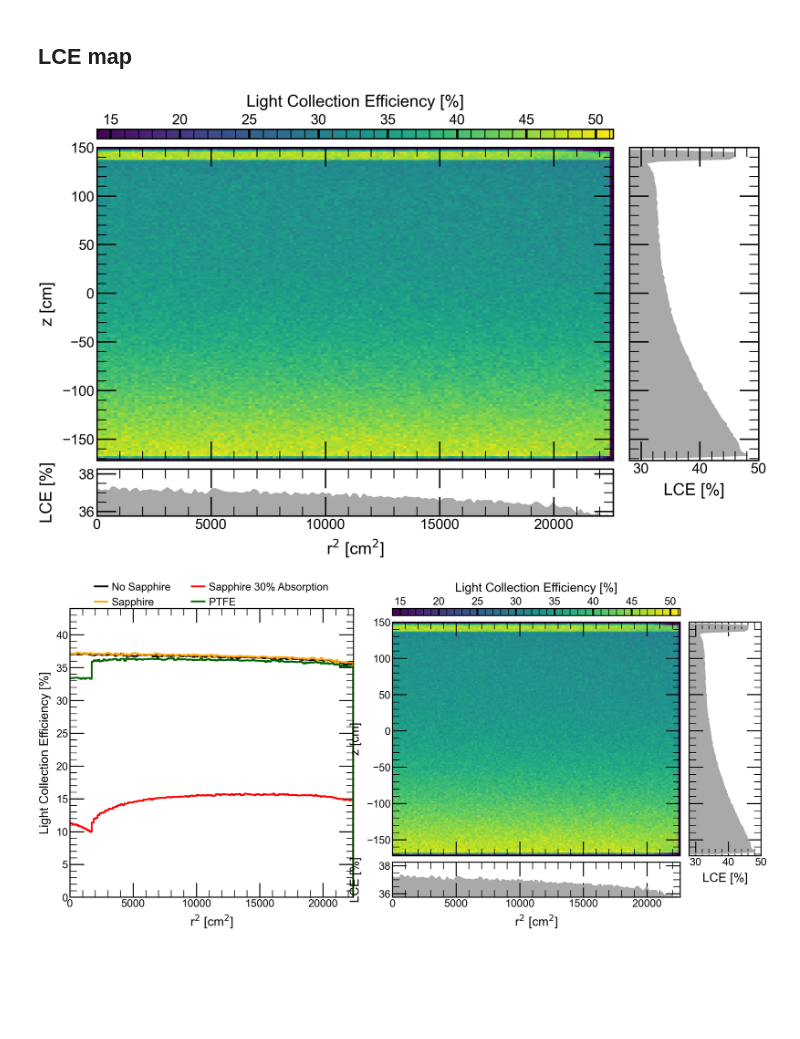
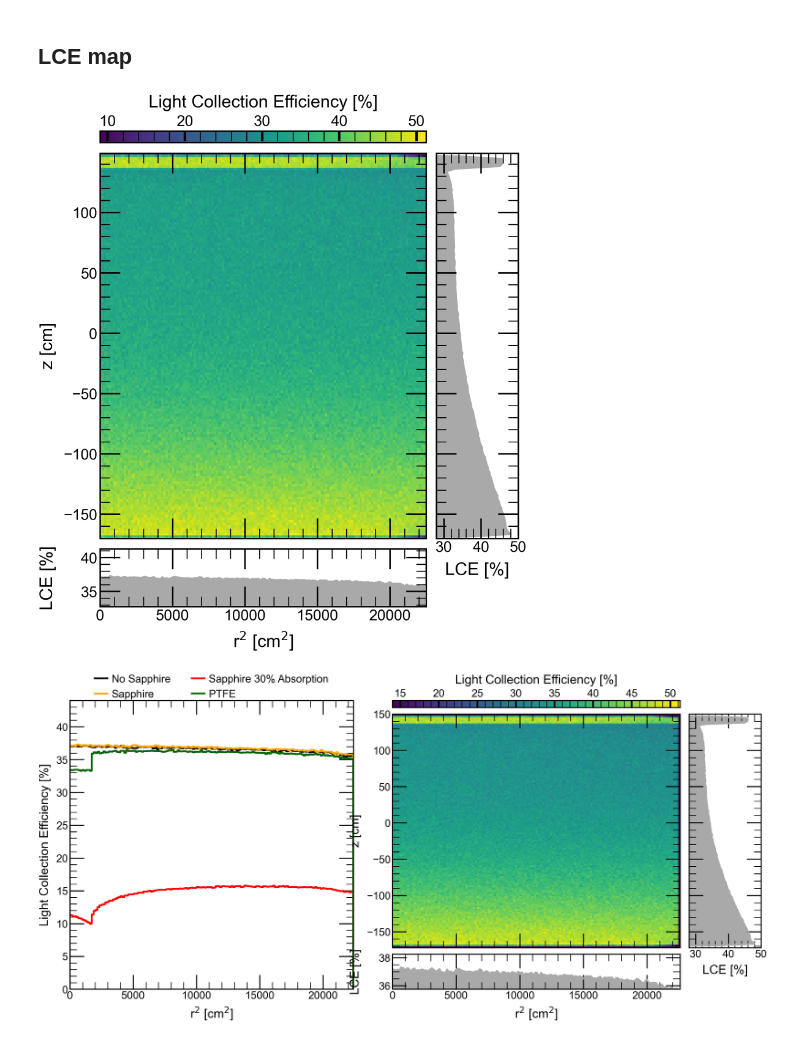
Before and after one commit to jpienaar13/HermeticTPC, a Jupyter notebook: common_plots/plotter.ipynb, the cells around one changed output. Drawn from its saved outputs; the diff is of its cells as text; code cells hidden in the pictures; blank space fills up the shorter version.

```diff
--- a/common_plots/plotter.ipynb
+++ b/common_plots/plotter.ipynb
@@ -95,6 +95,8 @@ plt.rcParams.update({
 ## LCE map
 # %%
 import h5py
+from scipy.interpolate import interp1d
+from scipy.signal import savgol_filter
 
 # Load maps and compute 1D projections
 hdfSaph = h5py.File("data/g1mapSapphire.hdf5", "r")
@@ -115,7 +117,7 @@ LCEbinsradcenter = (LCEbinsrad[:-1] + LCEbinsrad[1:]) / 2
 LCEbinszcenter = (LCEbinsz[:-1] + LCEbinsz[1:]) / 2
 
 # 2D map with projections only
-fig = plt.figure(figsize=(10, 6))
+fig = plt.figure(figsize=(6, 7))
 gs = fig.add_gridspec(3, 2, width_ratios=[4, 1], height_ratios=[0.12, 4, 0.6], wspace=0.05, hspace=0.07)
 
 ax_map = fig.add_subplot(gs[1, 0])
@@ -124,40 +126,41 @@ ax_proj = fig.add_subplot(gs[1, 1])
 ax_rad = fig.add_subplot(gs[2, 0], sharex=ax_map)
 
 cmap = mpl.cm.viridis.copy()
-mesh = ax_map.pcolormesh(LCEbinsrad/100, LCEbinsz/10, LCEmap.T, cmap=cmap, vmin=14)
+mesh = ax_map.pcolormesh(LCEbinsrad/100, LCEbinsz/10, LCEmap.T, cmap=cmap, vmin=9)
 cbar = fig.colorbar(mesh, cax=ax_cb, orientation='horizontal')
 ax_cb.xaxis.set_label_position('top')
 ax_cb.xaxis.set_ticks_position('top')
 ax_cb.tick_params(axis="x", which="major", length=8, width=2.0)
 cbar.set_label('Light Collection Efficiency [%]')
 
 ax_map.set_ylabel("z [cm]")
 ax_map.xaxis.set_tick_params(labelleft=False)
-ax_map.set_ylim(-172, 150)
-ax_map.set_xlim(0, 22600)
+ax_map.set_ylim(-170, 149)
+ax_map.set_xlim(0, 22500)
 
 # vertical projection (z-averaged) on the right
 LCEmap_zproj = LCEmap.mean(axis=0)
 ax_proj.plot(LCEmap_zproj, LCEbinszcenter/10, linewidth=0, color='darkgray', alpha=1)
 ax_proj.fill_betweenx(LCEbinszcenter/10, LCEmap_zproj, x2=0, color='darkgray', alpha=1)
 ax_proj.set_xlabel("LCE [%]")
 ax_proj.set_xlim(28, 50)
 ax_proj.yaxis.set_ticklabels([])
-ax_proj.set_ylim(-172, 150)
+ax_proj.set_ylim(-170, 149)
 
 # radial projection below the map
 LCEmap_radproj = LCEmap.mean(axis=1)
 ax_rad.plot(LCEbinsradcenter/100, LCEmap_radproj, linewidth=0, color='darkgray', alpha=1)
 ax_rad.fill_between(LCEbinsradcenter/100, LCEmap_radproj, color='darkgray', alpha=1)
 ax_rad.set_ylabel("LCE [%]")
 ax_rad.set_xlabel(r"r$^2$ [cm$^2$]")
-ax_rad.set_ylim(35.75, 38.25)
+ax_rad.set_ylim(32.75, 41.25)
 
 fig.align_ylabels([ax_map, ax_rad])
 
+plt.savefig("LCE.png", bbox_inches="tight", dpi=300)
 plt.show()
 # %% [output]
-[figure, old version]
+[figure, new version]
 # %%
 import h5py
 
```
Also changed, not shown: 3 other files.
